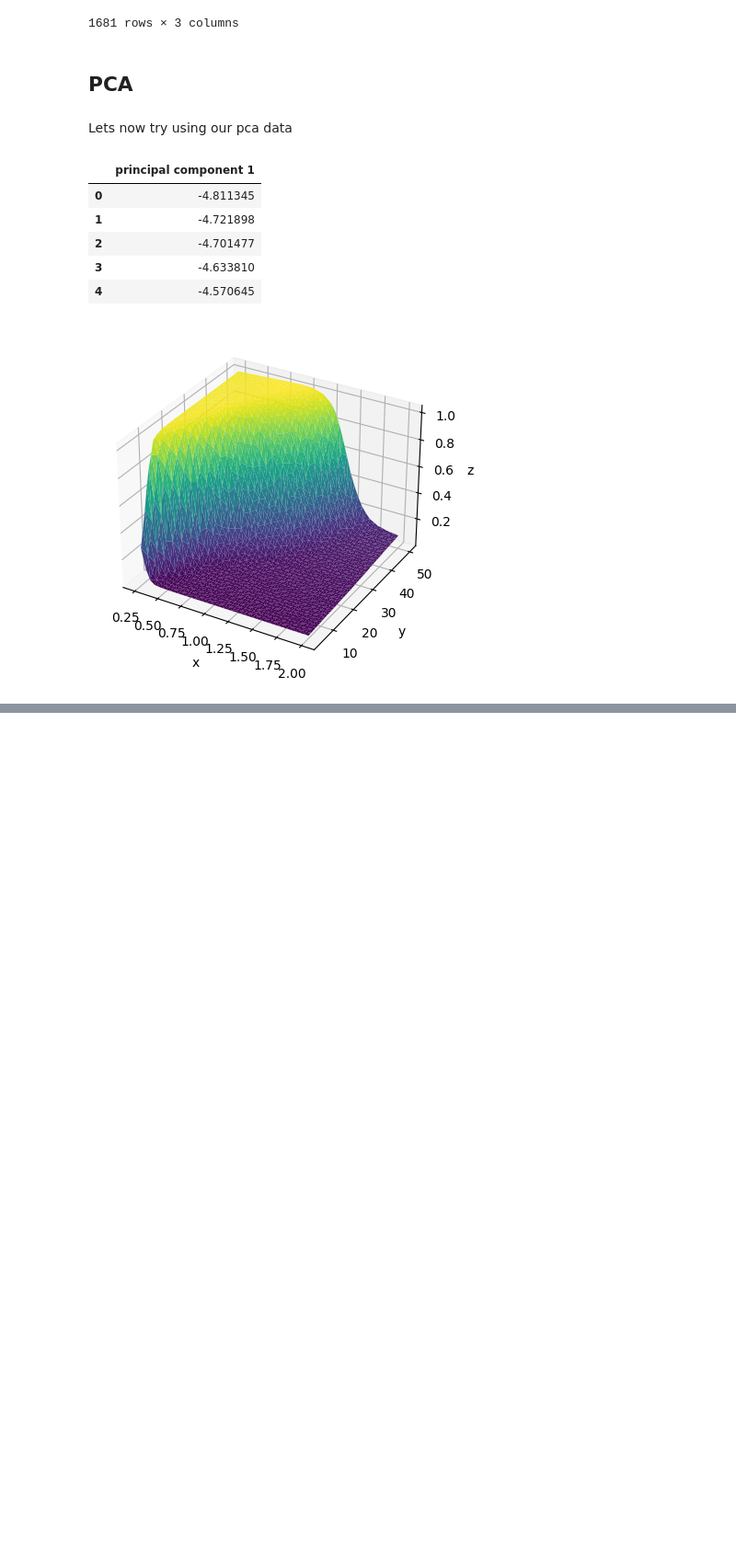
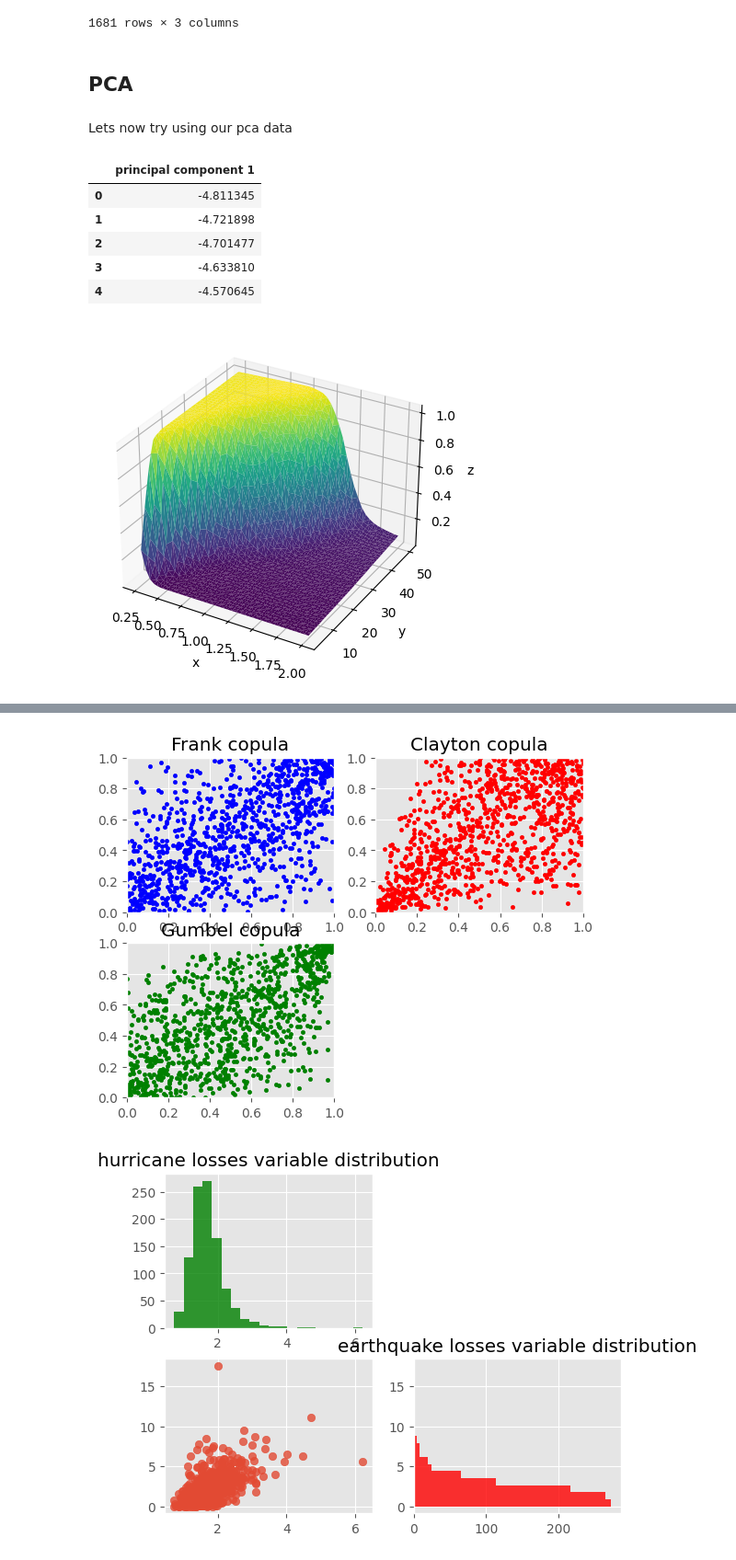
Before and after one commit to massey007/Code-Work, a Jupyter notebook: Code/BondPrice breakdown/Sim_nhpp_alp.ipynb, the cells around one changed output, grey strips where cells are left out. Shown at 92% size. Saved outputs shown, nothing was run; the diff lists cells and outputs as text; code cells hidden in the pictures; blank space fills up the shorter version.

```diff
--- a/Code/BondPrice breakdown/Sim_nhpp_alp.ipynb
+++ b/Code/BondPrice breakdown/Sim_nhpp_alp.ipynb
@@ -394,0 +464,70 @@ data_plot1
+# %%
+# Apply inverse marginal CDFs
+hurricane_losses = lognorm(sigma_H, scale=np.exp(mu_H)).ppf(u_copula[:, 0])
+earthquake_losses = weibull_min(k_E, scale=lambda_E).ppf(u_copula[:, 1])
+# %%
+
+import numpy as np
+import matplotlib.pyplot as plt
+from copulalib.copulalib import Copula
+plt.style.use('ggplot')
+
+def generateData():
+    global x,y
+    x = hurricane_losses
+    y = earthquake_losses
+
+# Data and histograms
+def plotData():
+    global x,y
+    fig = plt.figure()
+    fig.add_subplot(2,2,1)
+    plt.hist(x,bins=20,color='green',alpha=0.8,align='mid')
+    plt.title('hurricane losses variable distribution')
+    fig.add_subplot(2,2,3)
+    plt.scatter(x,y,marker="o",alpha=0.8)
+    fig.add_subplot(2,2,4)
+    plt.title('Joint X,Y')
+    plt.hist(y,bins=20,orientation='horizontal',color='red',alpha=0.8,align='mid')
+    plt.title('earthquake losses variable distribution')
+    plt.show()
+
+def generateCopulas():
+    global x,y
+    fig = plt.figure()
+
+    frank = Copula(x,y,family='frank')
+    uf,vf = frank.generate_uv(1000)
+    fig.add_subplot(2,2,1)
+    plt.scatter(uf,vf,marker='.',color='blue')
+    plt.ylim(0,1)
+    plt.xlim(0,1)
+    plt.title('Frank copula')
+
+    clayton = Copula(x,y,family='clayton')
+    uc,vc = clayton.generate_uv(1000)
+    fig.add_subplot(2,2,2)
+    plt.scatter(uc,vc,marker='.',color='red')
+    plt.ylim(0,1)
+    plt.xlim(0,1)
+    plt.title('Clayton copula')
+
+    gumbel = Copula(x,y,family='gumbel')
+    ug,vg = gumbel.generate_uv(1000)
+    fig.add_subplot(2,2,3)
+    plt.scatter(ug,vg,marker='.',color='green')
+    plt.ylim(0,1)
+    plt.xlim(0,1)
+    plt.title('Gumbel copula')
+
+    plt.show()
+
+#-------------------------------------------------------------------------------
+# Run the functions
+
+generateData()
+generateCopulas()
+plotData()
+# %% [output]
+[figure, added]
+[figure, added]
```
Also changed, not shown: parts of 10 cells of this notebook.
